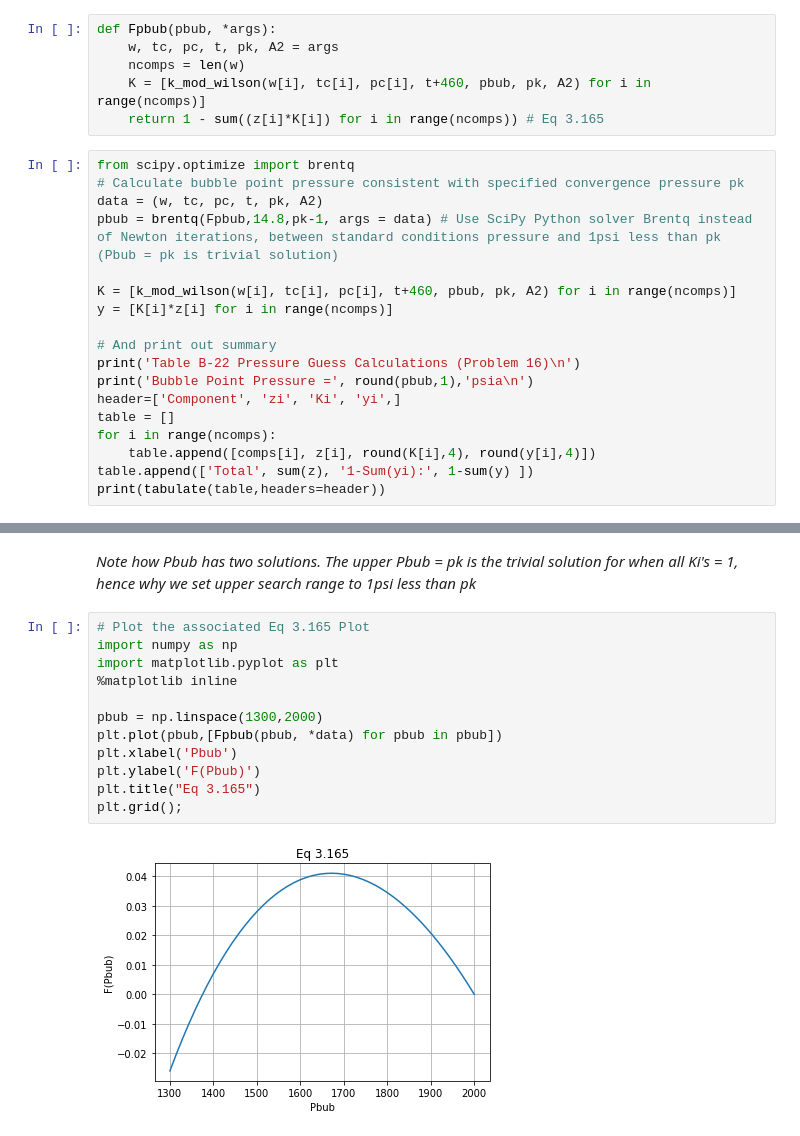
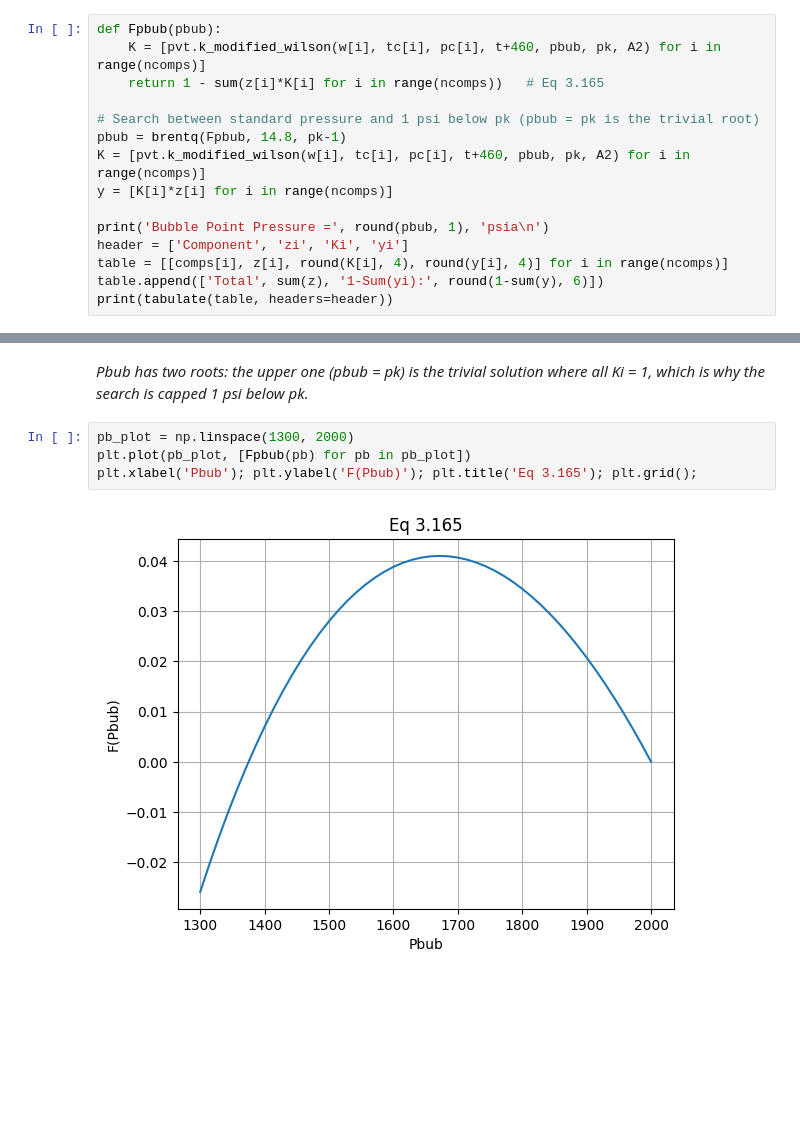
Before and after one commit to mwburgoyne/Monograph-20-Examples, a Jupyter notebook: Appendix B, Problem 16 - Calculate bubble point pressure of system with defined convergence pressure.ipynb, the cells around one changed output, grey strips where cells are left out. Saved outputs shown, nothing was run; the diff lists cells and outputs as text; blank space fills up the shorter version.

```diff
--- a/Appendix B, Problem 16 - Calculate bubble point pressure of system with defined convergence pressure.ipynb
+++ b/Appendix B, Problem 16 - Calculate bubble point pressure of system with defined convergence pressure.ipynb
@@ -34,25 +30,16 @@ K = [k_mod_wilson(w[i], tc[i], pc[i], t+460, p, pk, A2) for i in range(ncomps)]
-# %%
-def Fpbub(pbub, *args):
-    w, tc, pc, t, pk, A2 = args
-    ncomps = len(w)
-    K = [k_mod_wilson(w[i], tc[i], pc[i], t+460, pbub, pk, A2) for i in range(ncomps)]
-    return 1 - sum((z[i]*K[i]) for i in range(ncomps)) # Eq 3.165
 # %%
-from scipy.optimize import brentq
-# Calculate bubble point pressure consistent with specified convergence pressure pk
-data = (w, tc, pc, t, pk, A2)
-pbub = brentq(Fpbub,14.8,pk-1, args = data) # Use SciPy Python solver Brentq instead of Newton iterations, between standard conditions pressure and 1psi less than pk (Pbub = pk is trivial solution)
+def Fpbub(pbub):
+    K = [pvt.k_modified_wilson(w[i], tc[i], pc[i], t+460, pbub, pk, A2) for i in range(ncomps)]
+    return 1 - sum(z[i]*K[i] for i in range(ncomps))   # Eq 3.165
 
-K = [k_mod_wilson(w[i], tc[i], pc[i], t+460, pbub, pk, A2) for i in range(ncomps)]
+# Search between standard pressure and 1 psi below pk (pbub = pk is the trivial root)
+pbub = brentq(Fpbub, 14.8, pk-1)
+K = [pvt.k_modified_wilson(w[i], tc[i], pc[i], t+460, pbub, pk, A2) for i in range(ncomps)]
 y = [K[i]*z[i] for i in range(ncomps)]
 
-# And print out summary
-print('Table B-22 Pressure Guess Calculations (Problem 16)\n')
-print('Bubble Point Pressure =', round(pbub,1),'psia\n')
-header=['Component', 'zi', 'Ki', 'yi',]
-table = []
-for i in range(ncomps):
-    table.append([comps[i], z[i], round(K[i],4), round(y[i],4)])
-table.append(['Total', sum(z), '1-Sum(yi):', 1-sum(y) ])
-print(tabulate(table,headers=header))
+print('Bubble Point Pressure =', round(pbub, 1), 'psia\n')
+header = ['Component', 'zi', 'Ki', 'yi']
+table = [[comps[i], z[i], round(K[i], 4), round(y[i], 4)] for i in range(ncomps)]
+table.append(['Total', sum(z), '1-Sum(yi):', round(1-sum(y), 6)])
+print(tabulate(table, headers=header))
 # %% [output]
@@ -69,16 +54,8 @@ Total        1     1-Sum(yi):  2.22045e-16
 # %% [markdown]
-*Note how Pbub has two solutions. The upper Pbub = pk is the trivial solution for when all Ki's = 1, hence why we set upper search range to 1psi less than pk*
+*Pbub has two roots: the upper one (pbub = pk) is the trivial solution where all Ki = 1, which is why the search is capped 1 psi below pk.*
 # %%
-# Plot the associated Eq 3.165 Plot
-import numpy as np
-import matplotlib.pyplot as plt
-%matplotlib inline
-
-pbub = np.linspace(1300,2000)
-plt.plot(pbub,[Fpbub(pbub, *data) for pbub in pbub])
-plt.xlabel('Pbub')
-plt.ylabel('F(Pbub)')
-plt.title("Eq 3.165")
-plt.grid();
+pb_plot = np.linspace(1300, 2000)
+plt.plot(pb_plot, [Fpbub(pb) for pb in pb_plot])
+plt.xlabel('Pbub'); plt.ylabel('F(Pbub)'); plt.title('Eq 3.165'); plt.grid();
 # %% [output]
-[figure, old version]
+[figure, new version]
```
Also changed, not shown: parts of 7 cells of this notebook, 26 other files.
